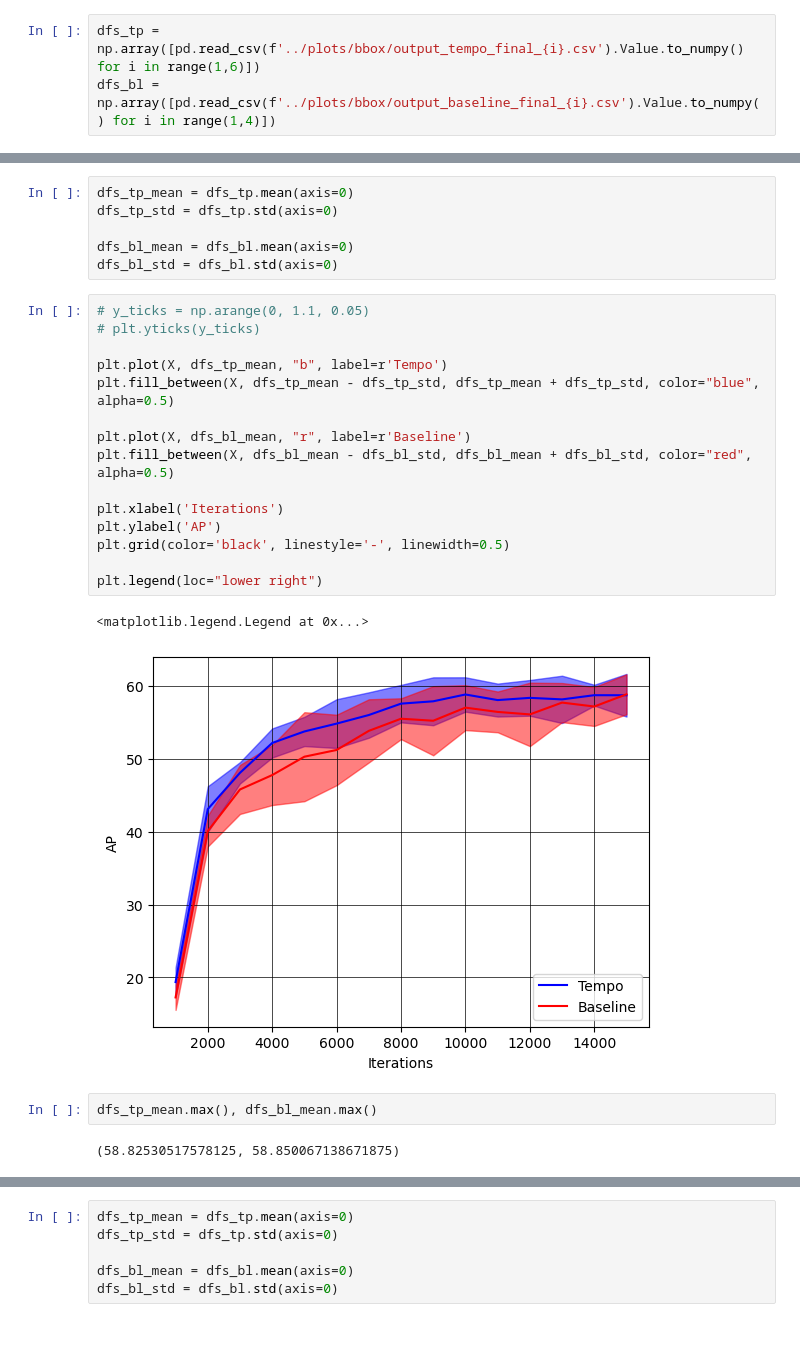
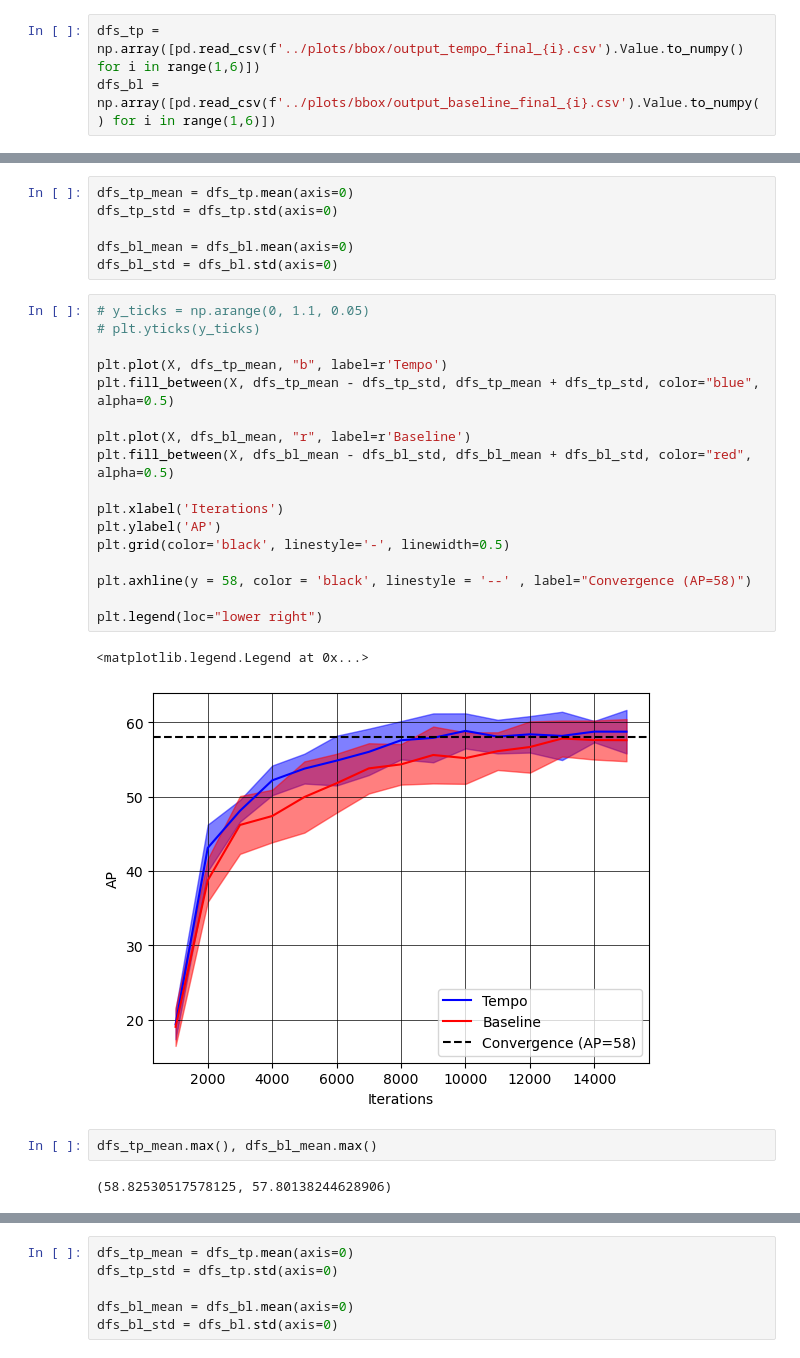
Before and after one commit to myasincifci/tempo, a Jupyter notebook: notebooks/plot_curves.ipynb, the cells around one changed output, grey strips where cells are left out. Saved outputs shown, nothing was run; the diff lists cells and outputs as text.

```diff
--- a/notebooks/plot_curves.ipynb
+++ b/notebooks/plot_curves.ipynb
@@ -238,7 +238,7 @@ f"max. Baseline: {Y_bl.max()}, max. Tempo: {Y_tempo.max()}"
 [figure]
 # %%
 dfs_tp = np.array([pd.read_csv(f'../plots/bbox/output_tempo_final_{i}.csv').Value.to_numpy() for i in range(1,6)])
-dfs_bl = np.array([pd.read_csv(f'../plots/bbox/output_baseline_final_{i}.csv').Value.to_numpy() for i in range(1,4)])
+dfs_bl = np.array([pd.read_csv(f'../plots/bbox/output_baseline_final_{i}.csv').Value.to_numpy() for i in range(1,6)])
 # %%
 X = np.linspace(1_000,15_000,15)
 X
@@ -254,22 +254,24 @@ dfs_bl_std = dfs_bl.std(axis=0)
 # %%
 # y_ticks = np.arange(0, 1.1, 0.05)
 # plt.yticks(y_ticks)
 
 plt.plot(X, dfs_tp_mean, "b", label=r'Tempo')
 plt.fill_between(X, dfs_tp_mean - dfs_tp_std, dfs_tp_mean + dfs_tp_std, color="blue", alpha=0.5)
 
 plt.plot(X, dfs_bl_mean, "r", label=r'Baseline')
 plt.fill_between(X, dfs_bl_mean - dfs_bl_std, dfs_bl_mean + dfs_bl_std, color="red", alpha=0.5)
 
 plt.xlabel('Iterations')
 plt.ylabel('AP')
 plt.grid(color='black', linestyle='-', linewidth=0.5)
 
+plt.axhline(y = 58, color = 'black', linestyle = '--' , label="Convergence (AP=58)")
+
 plt.legend(loc="lower right")
 # %% [output]
 <matplotlib.legend.Legend at 0x...>
-[figure, old version]
+[figure, new version]
 # %%
 dfs_tp_mean.max(), dfs_bl_mean.max()
 # %% [output]
-(58.82530517578125, 58.850067138671875)
+(58.82530517578125, 57.80138244628906)
```
Also changed, not shown: parts of 5 cells of this notebook, 4 other files.
